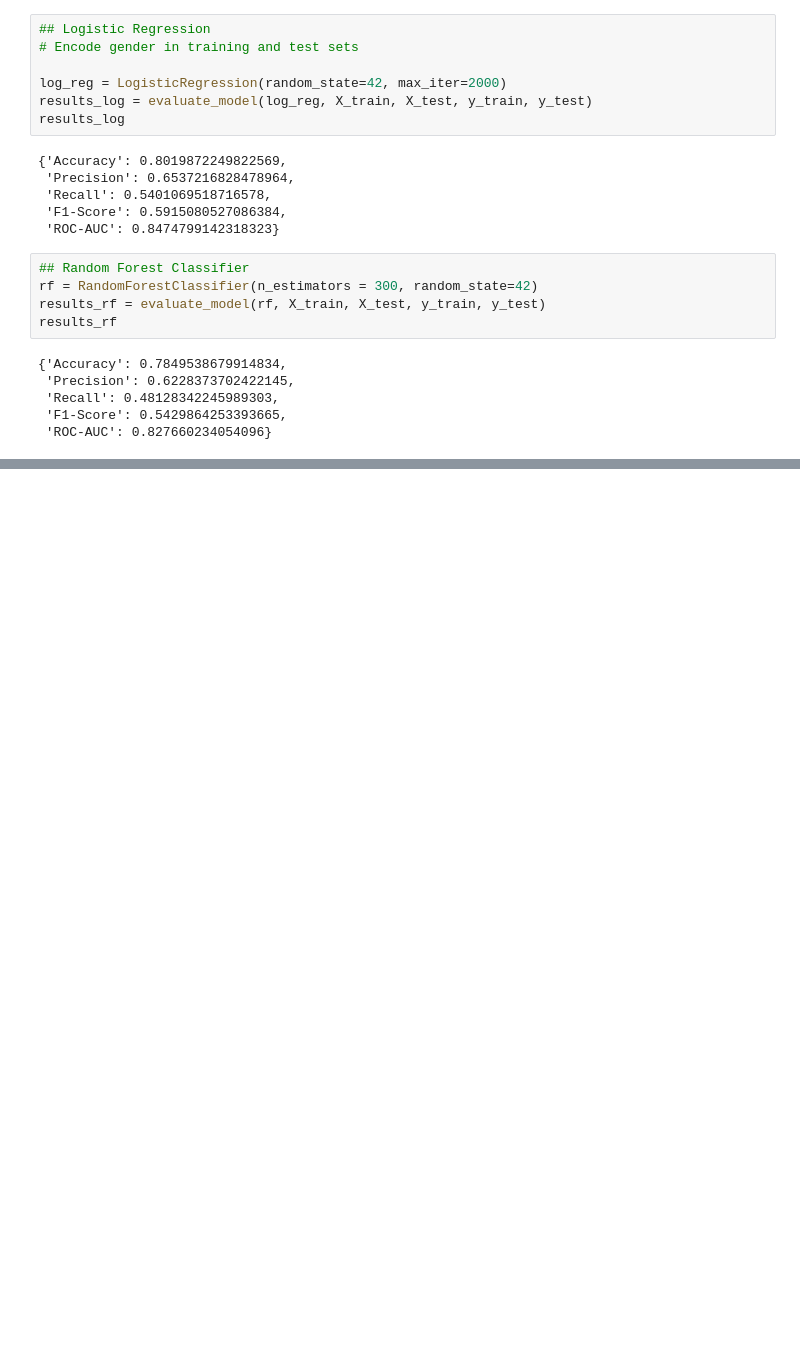
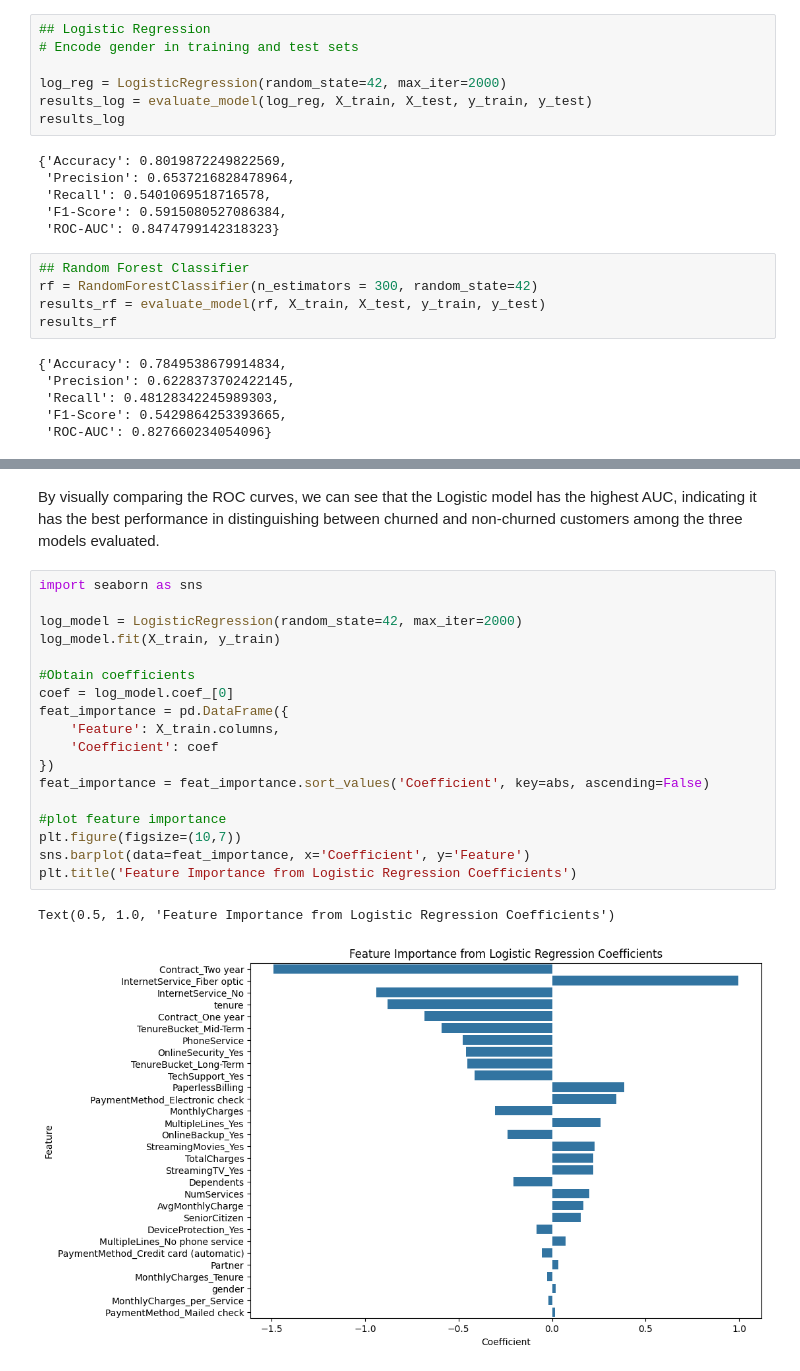
Before and after one commit to N-Dlamini/customer-churn-prediction, a Jupyter notebook: notebooks/04_modeling.ipynb, the cells around one changed output, grey strips where cells are left out. Drawn from its saved outputs; the diff is of its cells as text; blank space fills up the shorter version.

```diff
--- a/notebooks/04_modeling.ipynb
+++ b/notebooks/04_modeling.ipynb
@@ -157,0 +180,23 @@ NameError: name 'pd' is not defined
+# %% [markdown]
+By visually comparing the ROC curves, we can see that the Logistic model has the highest AUC, indicating it has the best performance in distinguishing between churned and non-churned customers among the three models evaluated.
+# %%
+import seaborn as sns
+
+log_model = LogisticRegression(random_state=42, max_iter=2000)
+log_model.fit(X_train, y_train)
+
+#Obtain coefficients
+coef = log_model.coef_[0]
+feat_importance = pd.DataFrame({
+    'Feature': X_train.columns,
+    'Coefficient': coef
+})
+feat_importance = feat_importance.sort_values('Coefficient', key=abs, ascending=False)
+
+#plot feature importance
+plt.figure(figsize=(10,7))
+sns.barplot(data=feat_importance, x='Coefficient', y='Feature')
+plt.title('Feature Importance from Logistic Regression Coefficients')
+# %% [output]
+Text(0.5, 1.0, 'Feature Importance from Logistic Regression Coefficients')
+[figure, added]
```
Also changed, not shown: parts of 13 cells of this notebook, 2 other files.
